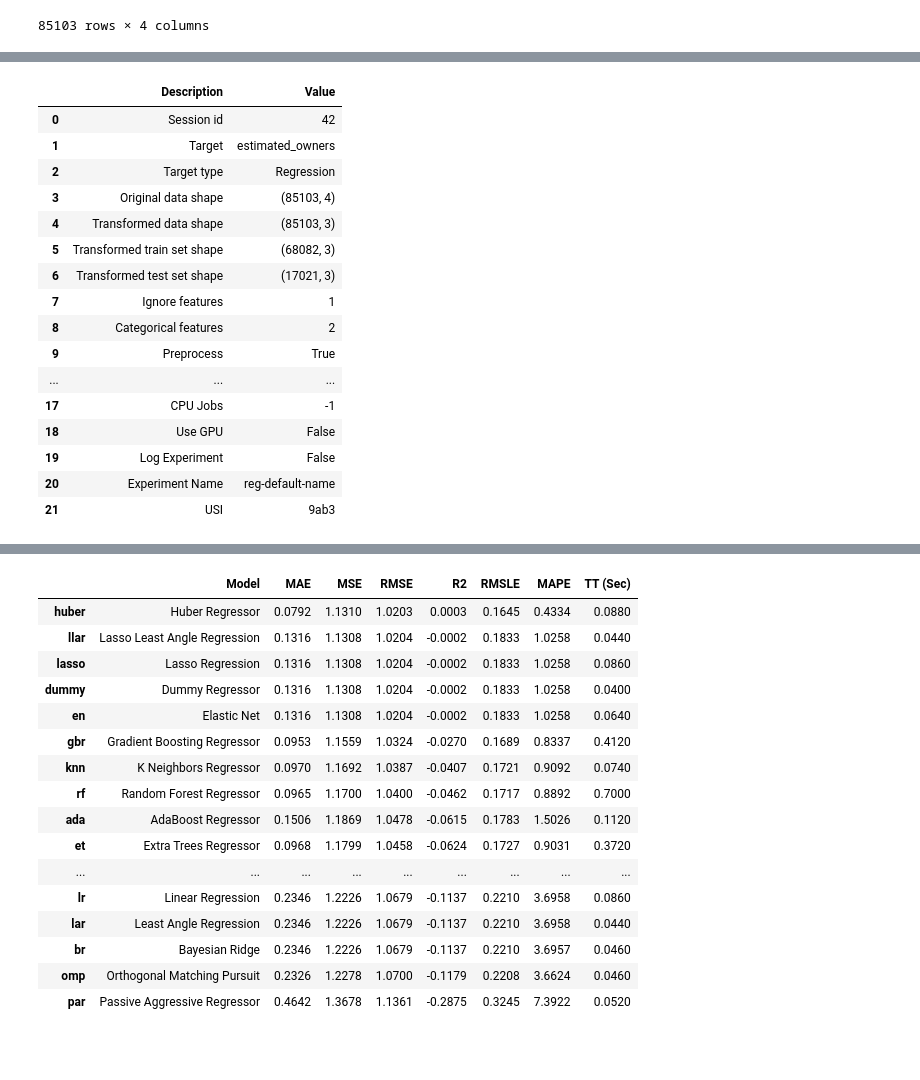
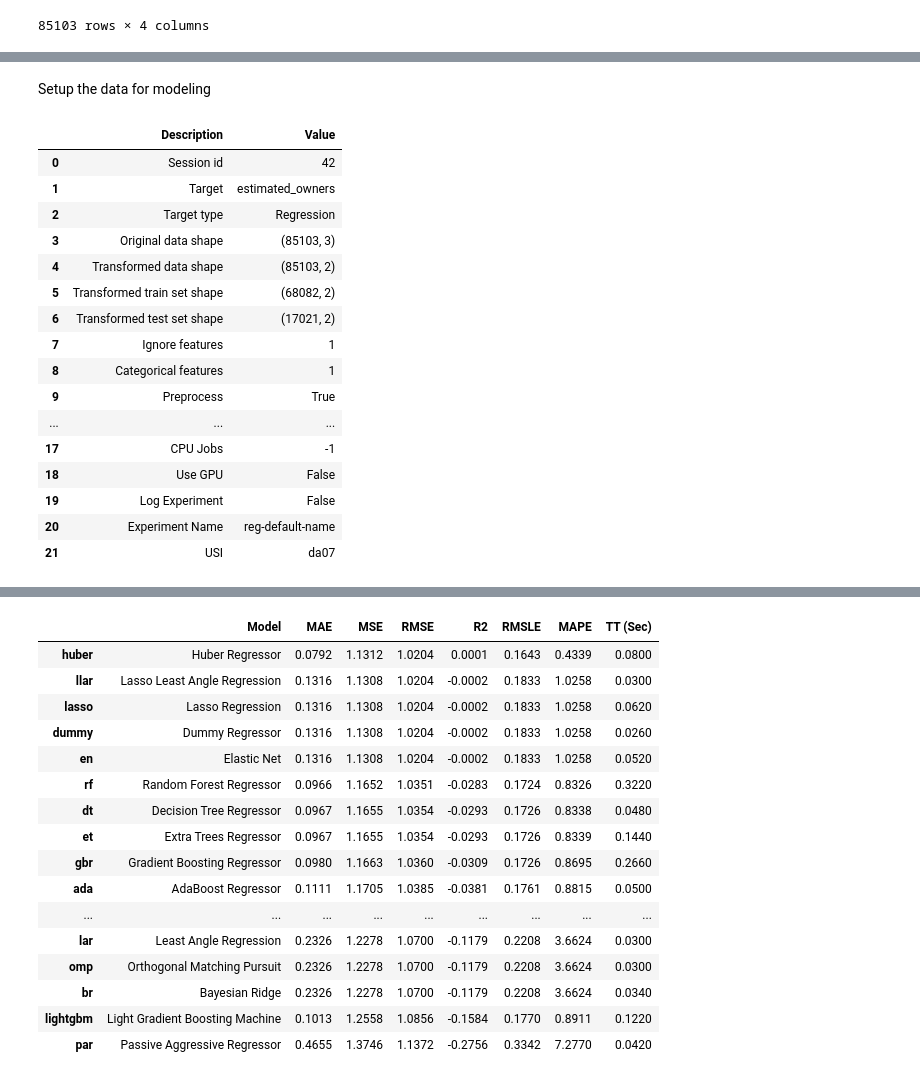
Before and after one commit to AlexOrtiz5/Games-Study, a Jupyter notebook: notebook/data_modeling.ipynb, the cells around one changed output, grey strips where cells are left out. Saved outputs shown, nothing was run; the diff lists cells and outputs as text; code cells hidden in the pictures; blank space fills up the shorter version.

```diff
--- a/notebook/data_modeling.ipynb
+++ b/notebook/data_modeling.ipynb
@@ -411,7 +342,6 @@ interactive(children=(ToggleButtons(description='Plot Type:', icons=('',), optio
 with engine.connect() as connection:
     # Query to extract relevant columns
     txt = '''SELECT
-                game.appid,
                 game.estimated_owners,
                 metacritic.metacritic_score,
                 user_feedback.user_score
@@ -714,7 +627,6 @@ interactive(children=(ToggleButtons(description='Plot Type:', icons=('',), optio
 with engine.connect() as connection:
     # Query to extract relevant columns
     txt = '''SELECT
-                appid,
                 average_playtime_forever,
                 median_playtime_forever
             FROM
@@ -867,7 +768,6 @@ interactive(children=(ToggleButtons(description='Plot Type:', icons=('',), optio
 with engine.connect() as connection:
     # Query to extract relevant columns
     txt = '''SELECT
-                game.appid,
                 game.price,
                 user_feedback.user_score
             FROM game
@@ -1064,6 +959,8 @@ category_df[numerical_columns] = scaler.fit_transform(category_df[numerical_colu
 categorical_columns = category_df.select_dtypes(include=['bool']).columns.difference(['appid'])
 category_df = pd.get_dummies(category_df, columns=categorical_columns, drop_first=True)
 
+category_df.drop(columns='genres', inplace=True)
+
 # # Use CountVectorizer to convert text columns to bag-of-words representation
 # count_vectorizer = CountVectorizer(stop_words=stopwords.words('english'))  # Use English stopwords
 # for column in columns_to_convert:
@@ -1088,57 +985,59 @@ category_df
+# %% [markdown]
+Setup the data for modeling
 # %%
 # Initialize PyCaret setup
 reg_setup = setup(
     data=category_df,
     target='estimated_owners',
     train_size=0.8,
     session_id=42,
     numeric_features=[],  # Specify numeric features if needed
-    categorical_features=['categories', 'genres'],  # Specify categorical features
+    categorical_features=['categories'],  # Specify categorical features
     ignore_features=['appid'],  # Specify features to ignore
     fold=5,  # Specify the number of folds for cross-validation
     # normalize=True,
     # transformation=True,
     # transform_target=True
 )
 
 # Compare different regression models
 reg_models = compare_models()
 # %% [output]
 |  | Description | Value |
 | 0 | Session id | 42 |
 | 1 | Target | estimated_owners |
 | 2 | Target type | Regression |
-| 3 | Original data shape | (85103, 4) |
-| 4 | Transformed data shape | (85103, 3) |
-| 5 | Transformed train set shape | (68082, 3) |
-| 6 | Transformed test set shape | (17021, 3) |
+| 3 | Original data shape | (85103, 3) |
+| 4 | Transformed data shape | (85103, 2) |
+| 5 | Transformed train set shape | (68082, 2) |
+| 6 | Transformed test set shape | (17021, 2) |
 | 7 | Ignore features | 1 |
-| 8 | Categorical features | 2 |
+| 8 | Categorical features | 1 |
 | 9 | Preprocess | True |
 | ... | ... | ... |
 | 17 | CPU Jobs | -1 |
 | 18 | Use GPU | False |
 | 19 | Log Experiment | False |
 | 20 | Experiment Name | reg-default-name |
-| 21 | USI | 9ab3 |
+| 21 | USI | da07 |
 [interactive output not drawn]
 |  | Model | MAE | MSE | RMSE | R2 | RMSLE | MAPE | TT (Sec) |
-| huber | Huber Regressor | 0.0792 | 1.1310 | 1.0203 | 0.0003 | 0.1645 | 0.4334 | 0.0880 |
-| llar | Lasso Least Angle Regression | 0.1316 | 1.1308 | 1.0204 | -0.0002 | 0.1833 | 1.0258 | 0.0440 |
-| lasso | Lasso Regression | 0.1316 | 1.1308 | 1.0204 | -0.0002 | 0.1833 | 1.0258 | 0.0860 |
-| dummy | Dummy Regressor | 0.1316 | 1.1308 | 1.0204 | -0.0002 | 0.1833 | 1.0258 | 0.0400 |
-| en | Elastic Net | 0.1316 | 1.1308 | 1.0204 | -0.0002 | 0.1833 | 1.0258 | 0.0640 |
-| gbr | Gradient Boosting Regressor | 0.0953 | 1.1559 | 1.0324 | -0.0270 | 0.1689 | 0.8337 | 0.4120 |
-| knn | K Neighbors Regressor | 0.0970 | 1.1692 | 1.0387 | -0.0407 | 0.1721 | 0.9092 | 0.0740 |
-| rf | Random Forest Regressor | 0.0965 | 1.1700 | 1.0400 | -0.0462 | 0.1717 | 0.8892 | 0.7000 |
-| ada | AdaBoost Regressor | 0.1506 | 1.1869 | 1.0478 | -0.0615 | 0.1783 | 1.5026 | 0.1120 |
-| et | Extra Trees Regressor | 0.0968 | 1.1799 | 1.0458 | -0.0624 | 0.1727 | 0.9031 | 0.3720 |
+| huber | Huber Regressor | 0.0792 | 1.1312 | 1.0204 | 0.0001 | 0.1643 | 0.4339 | 0.0800 |
+| llar | Lasso Least Angle Regression | 0.1316 | 1.1308 | 1.0204 | -0.0002 | 0.1833 | 1.0258 | 0.0300 |
+| lasso | Lasso Regression | 0.1316 | 1.1308 | 1.0204 | -0.0002 | 0.1833 | 1.0258 | 0.0620 |
+| dummy | Dummy Regressor | 0.1316 | 1.1308 | 1.0204 | -0.0002 | 0.1833 | 1.0258 | 0.0260 |
+| en | Elastic Net | 0.1316 | 1.1308 | 1.0204 | -0.0002 | 0.1833 | 1.0258 | 0.0520 |
+| rf | Random Forest Regressor | 0.0966 | 1.1652 | 1.0351 | -0.0283 | 0.1724 | 0.8326 | 0.3220 |
+| dt | Decision Tree Regressor | 0.0967 | 1.1655 | 1.0354 | -0.0293 | 0.1726 | 0.8338 | 0.0480 |
+| et | Extra Trees Regressor | 0.0967 | 1.1655 | 1.0354 | -0.0293 | 0.1726 | 0.8339 | 0.1440 |
+| gbr | Gradient Boosting Regressor | 0.0980 | 1.1663 | 1.0360 | -0.0309 | 0.1726 | 0.8695 | 0.2660 |
+| ada | AdaBoost Regressor | 0.1111 | 1.1705 | 1.0385 | -0.0381 | 0.1761 | 0.8815 | 0.0500 |
 | ... | ... | ... | ... | ... | ... | ... | ... | ... |
-| lr | Linear Regression | 0.2346 | 1.2226 | 1.0679 | -0.1137 | 0.2210 | 3.6958 | 0.0860 |
-| lar | Least Angle Regression | 0.2346 | 1.2226 | 1.0679 | -0.1137 | 0.2210 | 3.6958 | 0.0440 |
-| br | Bayesian Ridge | 0.2346 | 1.2226 | 1.0679 | -0.1137 | 0.2210 | 3.6957 | 0.0460 |
-| omp | Orthogonal Matching Pursuit | 0.2326 | 1.2278 | 1.0700 | -0.1179 | 0.2208 | 3.6624 | 0.0460 |
-| par | Passive Aggressive Regressor | 0.4642 | 1.3678 | 1.1361 | -0.2875 | 0.3245 | 7.3922 | 0.0520 |
+| lar | Least Angle Regression | 0.2326 | 1.2278 | 1.0700 | -0.1179 | 0.2208 | 3.6624 | 0.0300 |
+| omp | Orthogonal Matching Pursuit | 0.2326 | 1.2278 | 1.0700 | -0.1179 | 0.2208 | 3.6624 | 0.0300 |
+| br | Bayesian Ridge | 0.2326 | 1.2278 | 1.0700 | -0.1179 | 0.2208 | 3.6624 | 0.0340 |
+| lightgbm | Light Gradient Boosting Machine | 0.1013 | 1.2558 | 1.0856 | -0.1584 | 0.1770 | 0.8911 | 0.1220 |
+| par | Passive Aggressive Regressor | 0.4655 | 1.3746 | 1.1372 | -0.2756 | 0.3342 | 7.2770 | 0.0420 |
 [interactive output not drawn]
 # %%
 # Create a Huber Regressor model
```
Also changed, not shown: parts of 60 cells of this notebook.
